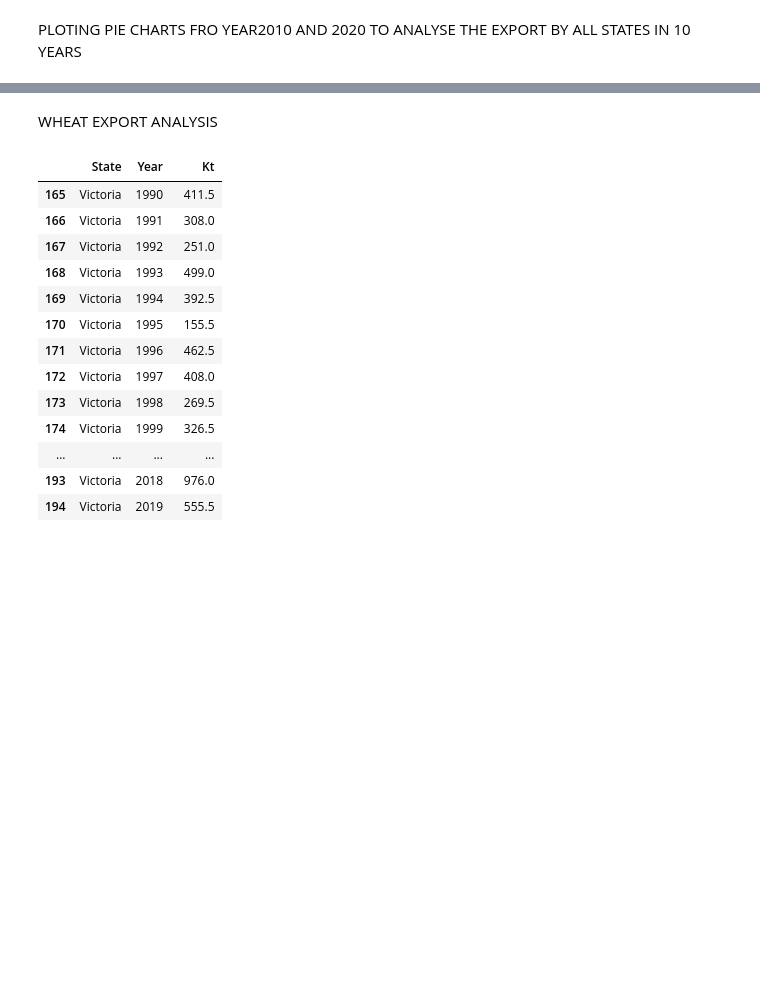
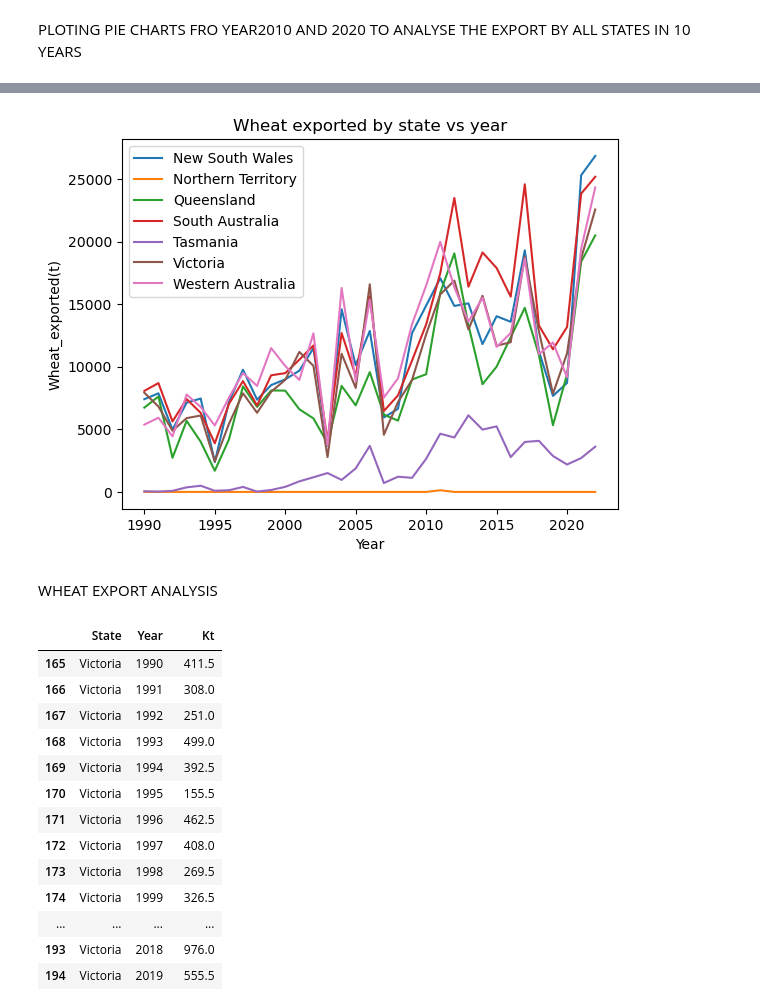
Before and after one commit to B-osborne1/project-one, a Jupyter notebook: project_main_script.ipynb, the cells around one changed output, grey strips where cells are left out. Saved outputs shown, nothing was run; the diff lists cells and outputs as text; code cells hidden in the pictures; blank space fills up the shorter version.

```diff
--- a/project_main_script.ipynb
+++ b/project_main_script.ipynb
@@ -84,3 +133,10 @@ plt.show()
+# %%
+
+wheat_by_state.groupby("State")['Exported(t)'].plot(legend=True, xlabel="Year", ylabel="Wheat_exported(t)")
+plt.title('Wheat exported by state vs year')
+plt.show()
+# %% [output]
+[figure, added]
 # %% [markdown]
 WHEAT EXPORT ANALYSIS
 # %%
```
Also changed, not shown: parts of 8 cells of this notebook.
